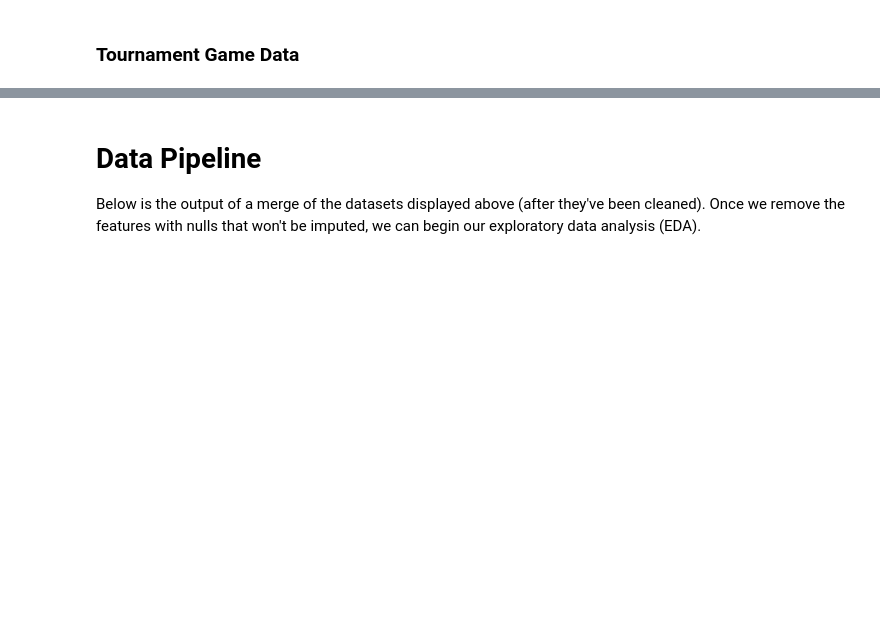
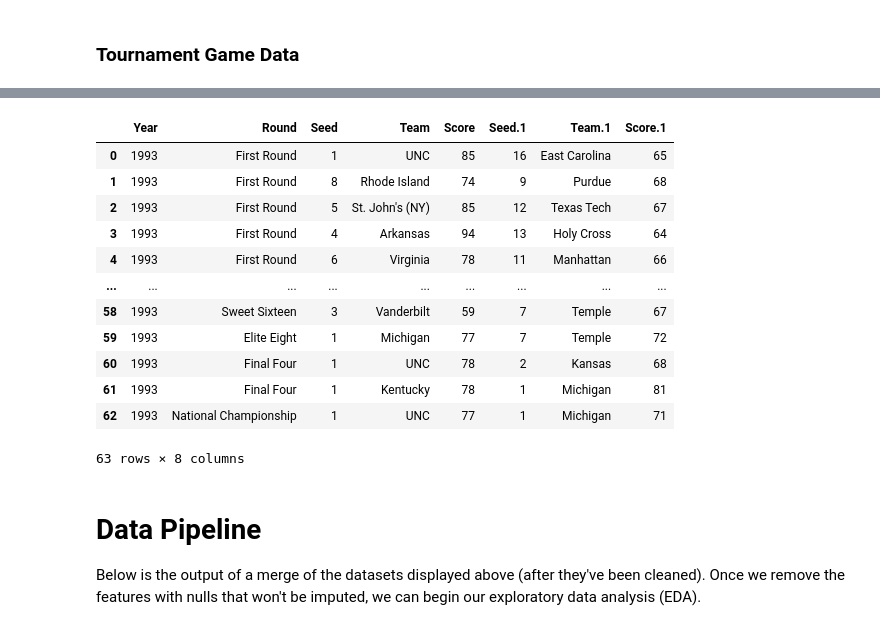
Before and after one commit to matthew-agard/March-Madness-Predictions, a Jupyter notebook: 2021/2021_March_Madness_Predictions.ipynb, the cells around one changed output, grey strips where cells are left out. Cells and saved outputs as stored; diff of their text form; code cells hidden in the pictures; blank space fills up the shorter version.

Commit message:
Refactored API to scrape tourney data from sportsreference

```diff
--- a/2021/2021_March_Madness_Predictions.ipynb
+++ b/2021/2021_March_Madness_Predictions.ipynb
@@ -124,3 +111,19 @@ fetch.get_team_data(url=("https://apps.washingtonpost.com/sports/search/?pri_sch
+# %%
+fetch.get_hist_bracket(url=f'https://www.sports-reference.com/cbb/postseason/{start_year}-ncaa.html', year=start_year)
+# %% [output]
+|  | Year | Round | Seed | Team | Score | Seed.1 | Team.1 | Score.1 |
+| 0 | 1993 | First Round | 1 | UNC | 85 | 16 | East Carolina | 65 |
+| 1 | 1993 | First Round | 8 | Rhode Island | 74 | 9 | Purdue | 68 |
+| 2 | 1993 | First Round | 5 | St. John's (NY) | 85 | 12 | Texas Tech | 67 |
+| 3 | 1993 | First Round | 4 | Arkansas | 94 | 13 | Holy Cross | 64 |
+| 4 | 1993 | First Round | 6 | Virginia | 78 | 11 | Manhattan | 66 |
+| ... | ... | ... | ... | ... | ... | ... | ... | ... |
+| 58 | 1993 | Sweet Sixteen | 3 | Vanderbilt | 59 | 7 | Temple | 67 |
+| 59 | 1993 | Elite Eight | 1 | Michigan | 77 | 7 | Temple | 72 |
+| 60 | 1993 | Final Four | 1 | UNC | 78 | 2 | Kansas | 68 |
+| 61 | 1993 | Final Four | 1 | Kentucky | 78 | 1 | Michigan | 81 |
+| 62 | 1993 | National Championship | 1 | UNC | 77 | 1 | Michigan | 71 |
+63 rows × 8 columns
 # %% [markdown]
 # Data Pipeline
 
```
Also changed, not shown: parts of 32 cells of this notebook.
